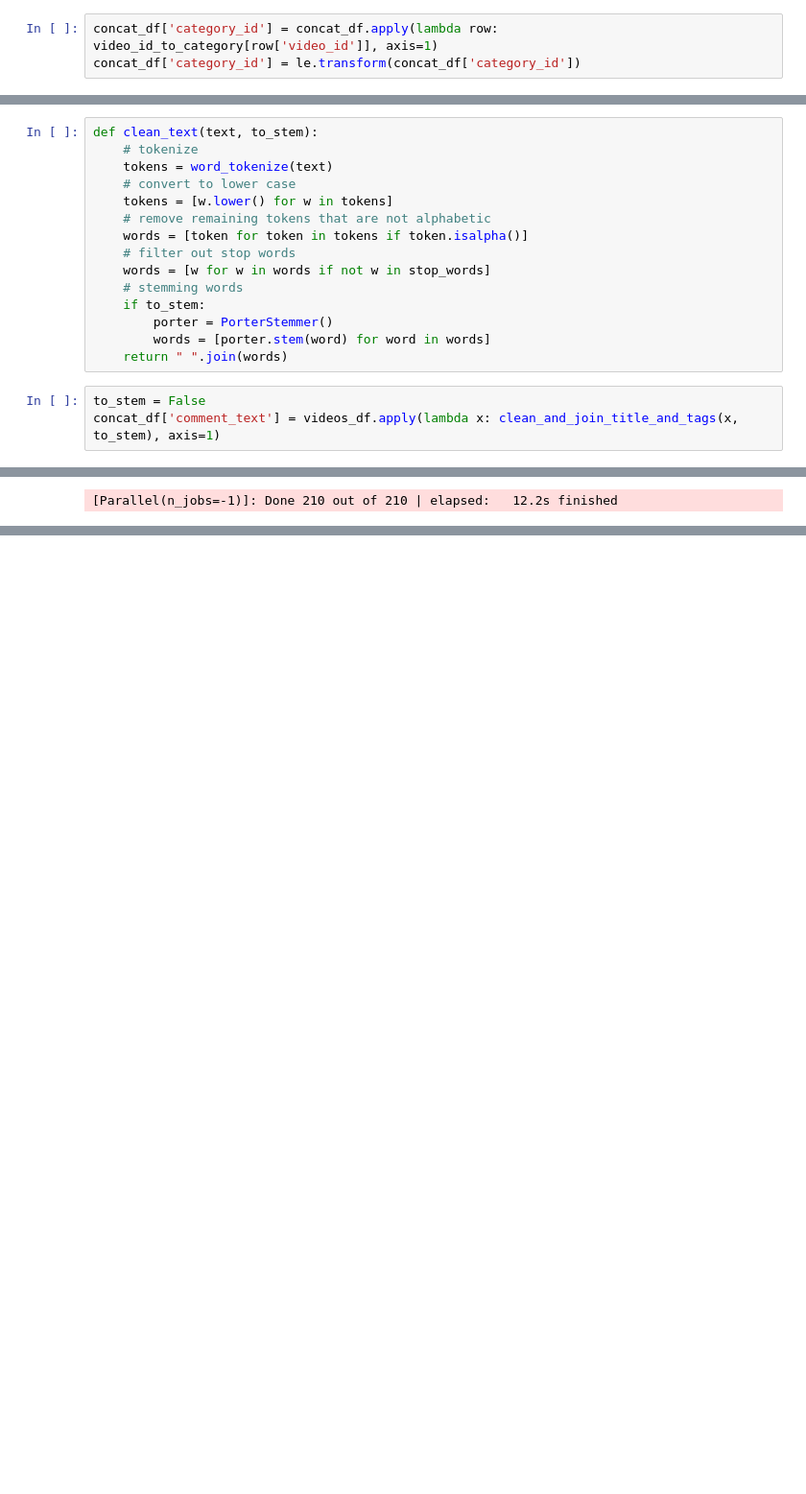
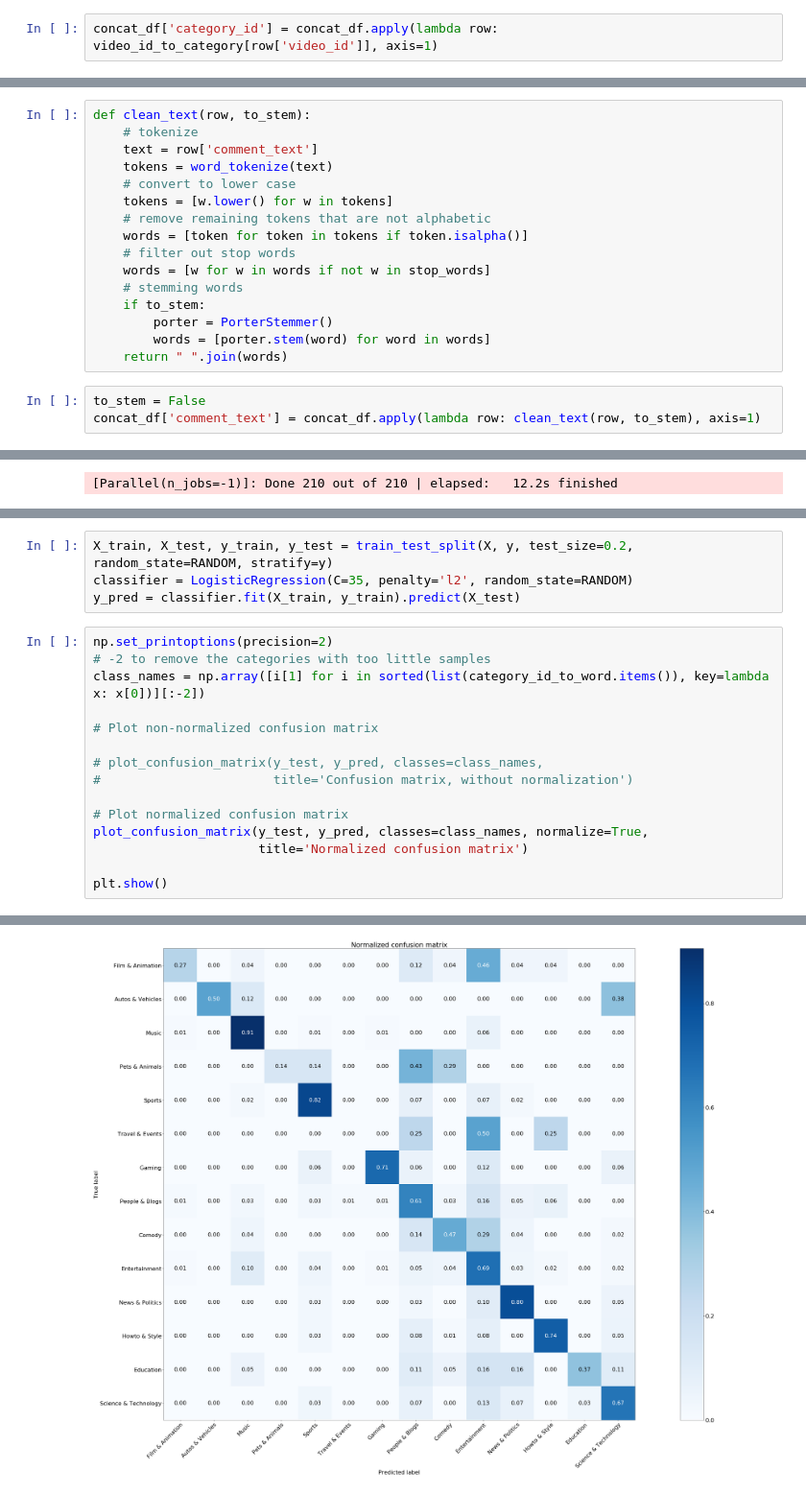
Before and after one commit to nwwnw-dam/Youtube-Data-Analysis, a Jupyter notebook: Category Prediction using comments.ipynb, the cells around one changed output, grey strips where cells are left out. Shown at 96% size. Cells and saved outputs as stored; diff of their text form; blank space fills up the shorter version.

Commit message:
plot confusion matrix and added ensemble

```diff
--- a/Category Prediction using comments.ipynb
+++ b/Category Prediction using comments.ipynb
@@ -129,12 +120,12 @@ concat_df.head()
 | 4 | -3AGlBYyLjo | [Where are the other interviews G... |
 # %%
 concat_df['category_id'] = concat_df.apply(lambda row: video_id_to_category[row['video_id']], axis=1)
-concat_df['category_id'] = le.transform(concat_df['category_id'])
 # %%
 concat_df['comment_text'] = concat_df.apply(lambda row: " ".join(row['comment_text']), axis=1)
 # %%
-def clean_text(text, to_stem):
+def clean_text(row, to_stem):
     # tokenize
+    text = row['comment_text']
     tokens = word_tokenize(text)
     # convert to lower case
     tokens = [w.lower() for w in tokens]
@@ -149,4 +140,4 @@ def clean_text(text, to_stem):
     return " ".join(words)
 # %%
 to_stem = False
-concat_df['comment_text'] = videos_df.apply(lambda x: clean_and_join_title_and_tags(x, to_stem), axis=1)
+concat_df['comment_text'] = concat_df.apply(lambda row: clean_text(row, to_stem), axis=1)
@@ -321,0 +368,20 @@ Execution time: 12.429587125778198 ms
+# %%
+X_train, X_test, y_train, y_test = train_test_split(X, y, test_size=0.2, random_state=RANDOM, stratify=y)
+classifier = LogisticRegression(C=35, penalty='l2', random_state=RANDOM)
+y_pred = classifier.fit(X_train, y_train).predict(X_test)
+# %%
+np.set_printoptions(precision=2)
+# -2 to remove the categories with too little samples
+class_names = np.array([i[1] for i in sorted(list(category_id_to_word.items()), key=lambda x: x[0])][:-2])
+
+# Plot non-normalized confusion matrix
+
+# plot_confusion_matrix(y_test, y_pred, classes=class_names,
+#                       title='Confusion matrix, without normalization')
+
+# Plot normalized confusion matrix
+plot_confusion_matrix(y_test, y_pred, classes=class_names, normalize=True,
+                      title='Normalized confusion matrix')
+
+plt.show()
+# %% [output]
@@ -321,0 +389 @@ Execution time: 12.429587125778198 ms
+[figure, added]
```
Also changed, not shown: parts of 12 cells of this notebook, 4 other files.
